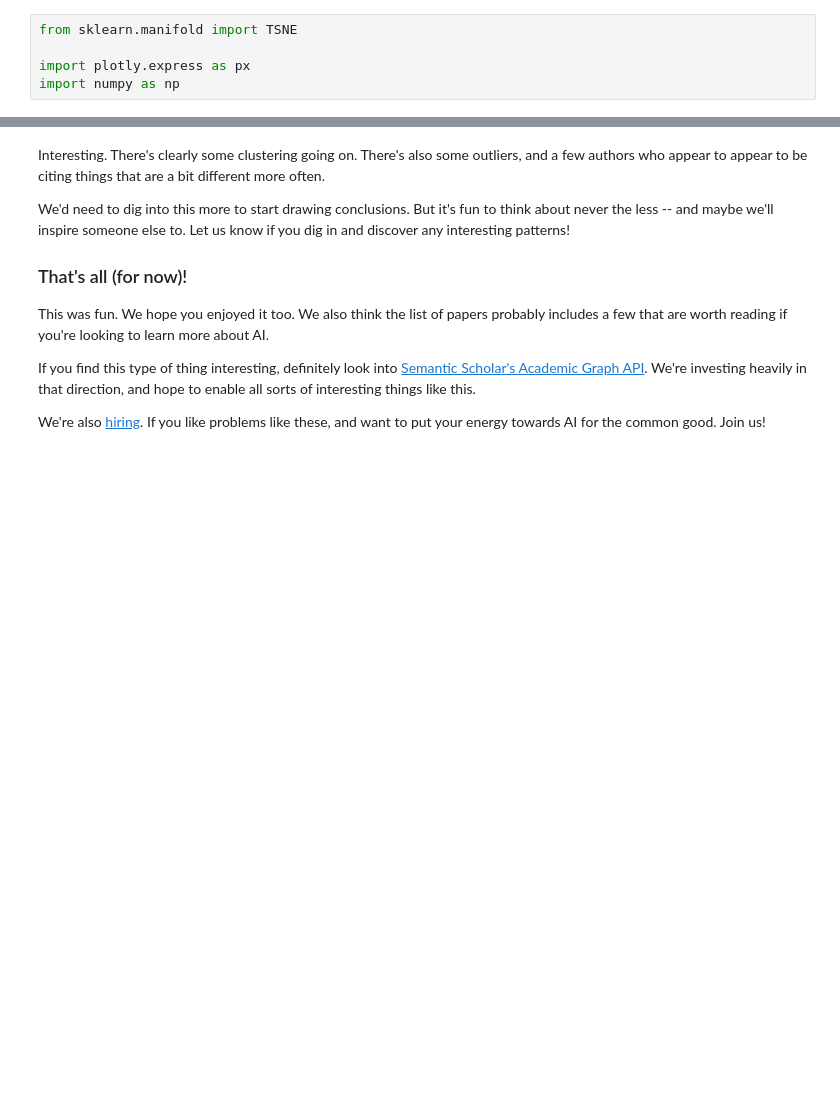
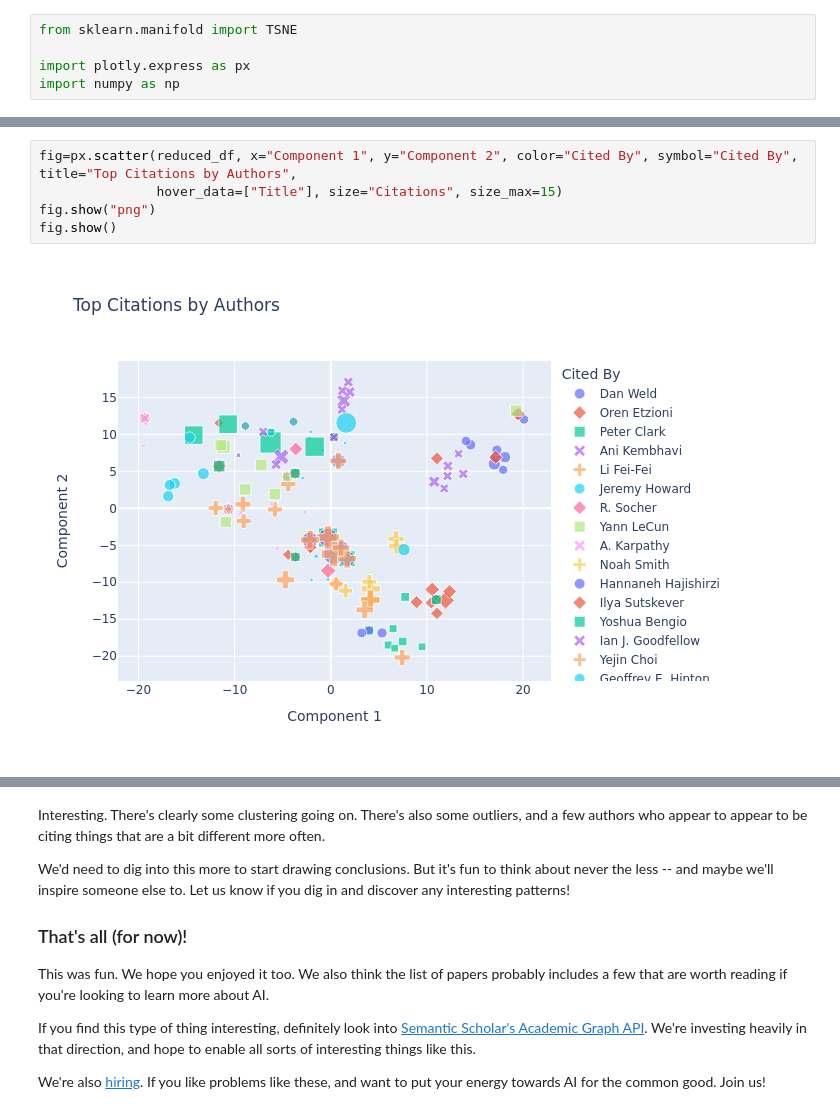
Before and after one commit to allenai/author-explorer, a Jupyter notebook: AuthorTopCitedPapers.ipynb, the cells around one changed output, grey strips where cells are left out. Drawn from its saved outputs; the diff is of its cells as text; blank space fills up the shorter version.

Commit message:
stlying fixes for the plot

```diff
--- a/AuthorTopCitedPapers.ipynb
+++ b/AuthorTopCitedPapers.ipynb
@@ -412,0 +376,7 @@ fig.show()
+# %%
+fig=px.scatter(reduced_df, x="Component 1", y="Component 2", color="Cited By", symbol="Cited By", title="Top Citations by Authors",
+               hover_data=["Title"], size="Citations", size_max=15)
+fig.show("png")
+fig.show()
+# %% [output]
+[figure, added]
```
Also changed, not shown: parts of 12 cells of this notebook.
